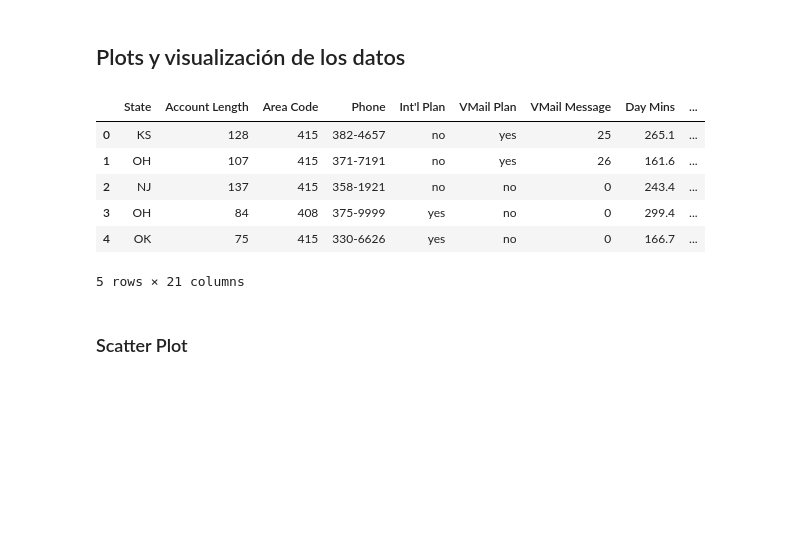
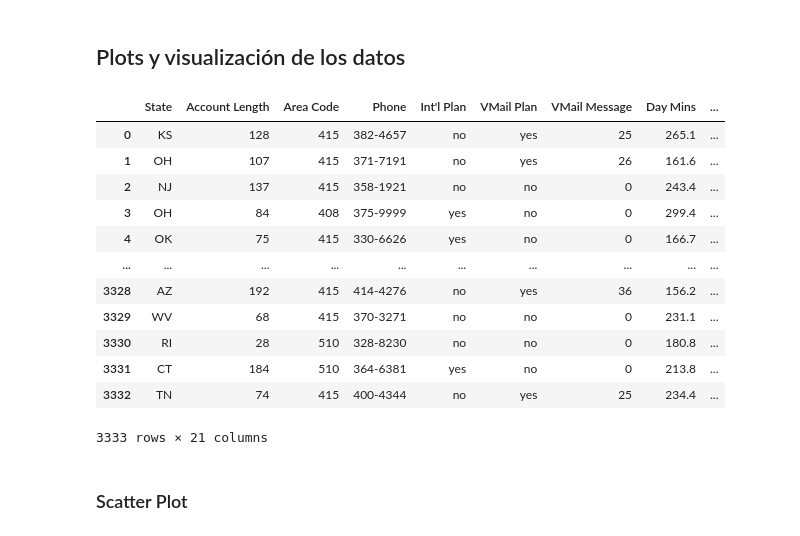
Before and after one commit to tomasvdh/python-ml-course, a Jupyter notebook: mynotebooks/T1 - 3 - Data Cleaning - Plots.ipynb, the cells around one changed output. Saved outputs shown, nothing was run; the diff lists cells and outputs as text; code cells hidden in the pictures; blank space fills up the shorter version.

```diff
--- a/mynotebooks/T1 - 3 - Data Cleaning - Plots.ipynb
+++ b/mynotebooks/T1 - 3 - Data Cleaning - Plots.ipynb
@@ -6,15 +7,21 @@ import matplotlib.pyplot as plt
 # %%
 data = pd.read_csv("../datasets/customer-churn-model/Customer Churn Model.txt")
 # %%
-data.head()
+data
 # %% [output]
 |  | State | Account Length | Area Code | Phone | Int'l Plan | VMail Plan | VMail Message | Day Mins | ... |
 | 0 | KS | 128 | 415 | 382-4657 | no | yes | 25 | 265.1 | ... |
 | 1 | OH | 107 | 415 | 371-7191 | no | yes | 26 | 161.6 | ... |
 | 2 | NJ | 137 | 415 | 358-1921 | no | no | 0 | 243.4 | ... |
 | 3 | OH | 84 | 408 | 375-9999 | yes | no | 0 | 299.4 | ... |
 | 4 | OK | 75 | 415 | 330-6626 | yes | no | 0 | 166.7 | ... |
+| ... | ... | ... | ... | ... | ... | ... | ... | ... | ... |
+| 3328 | AZ | 192 | 415 | 414-4276 | no | yes | 36 | 156.2 | ... |
+| 3329 | WV | 68 | 415 | 370-3271 | no | no | 0 | 231.1 | ... |
+| 3330 | RI | 28 | 510 | 328-8230 | no | no | 0 | 180.8 | ... |
+| 3331 | CT | 184 | 510 | 364-6381 | yes | no | 0 | 213.8 | ... |
+| 3332 | TN | 74 | 415 | 400-4344 | no | yes | 25 | 234.4 | ... |
-5 rows × 21 columns
+3333 rows × 21 columns
 # %%
 # Para que
 %matplotlib inline
```
Also changed, not shown: parts of 8 cells of this notebook.
